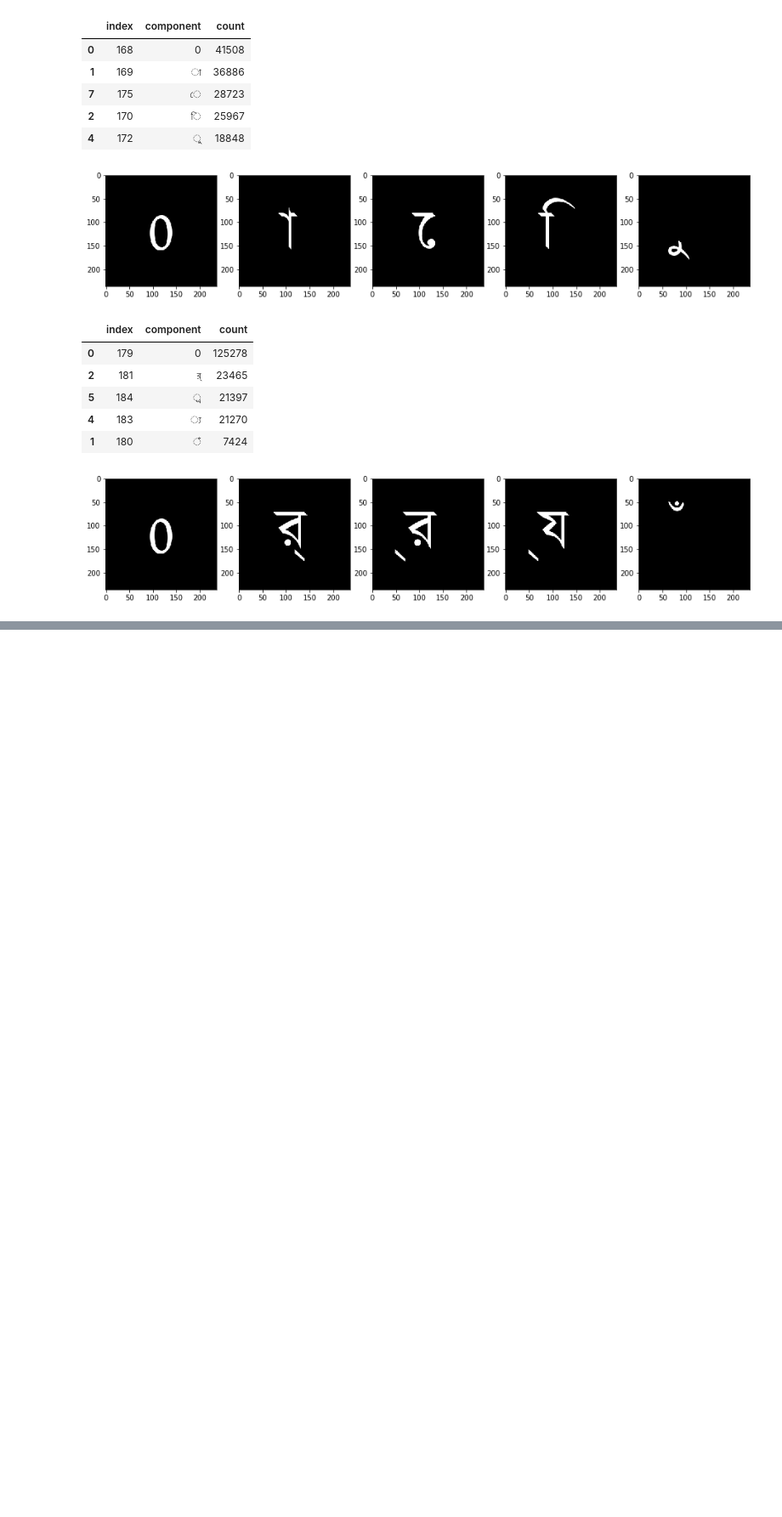
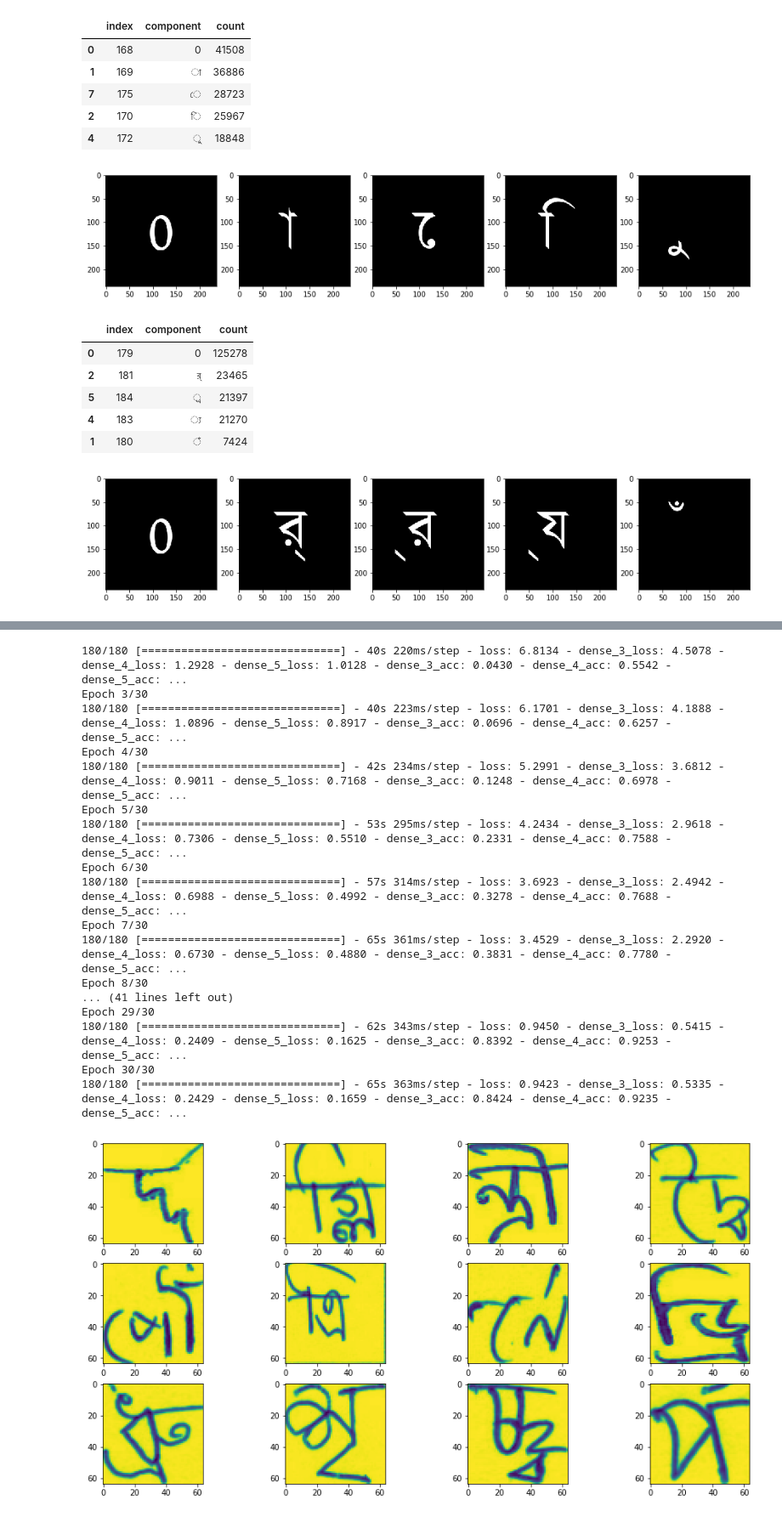
Before and after one commit to sdash-usfca/Grapheme-Classification, a Jupyter notebook: multi_op_CNN.ipynb, the cells around one changed output, grey strips where cells are left out. Shown at 85% size. Cells and saved outputs as stored; diff of their text form; code cells hidden in the pictures; blank space fills up the shorter version.

```diff
--- a/multi_op_CNN.ipynb
+++ b/multi_op_CNN.ipynb
@@ -1,7 +1,5 @@
 # %%
-# This Python 3 environment comes with many helpful analytics libraries installed
-# It is defined by the kaggle/python docker image: https://github.com/kaggle/docker-python
-# For example, here's several helpful packages to load in
+
 
 import numpy as np # linear algebra
 import pandas as pd # data processing, CSV file I/O (e.g. pd.read_csv)
@@ -24,11 +22,11 @@ import PIL.Image as Image, PIL.ImageDraw as ImageDraw, PIL.ImageFont as ImageFon
 from matplotlib import pyplot as plt
 import seaborn as sns
 
-# Input data files are available in the "../input/" directory.
-# For example, running this (by clicking run or pressing Shift+Enter) will list all files under the input directory
+# Input data files are available in the "../data/" directory.
+# will list all files under the input directory
 
 import os
-for dirname, _, filenames in os.walk('C:/Studies/Masters/Spring2019/Machine Learning/Final Project/bengaliai-cv19'):
+for dirname, _, filenames in os.walk('../data/'):
     for filename in filenames:
         print(os.path.join(dirname, filename))
 
@@ -121,7 +117,7 @@ def get_n(df, field, n, top=True):
 def image_from_char(char):
     image = Image.new('RGB', (WIDTH, HEIGHT))
     draw = ImageDraw.Draw(image)
-    myfont = ImageFont.truetype('C:/Studies/Masters/Spring2019/Machine Learning/Final Project/bengaliai-cv19/kalpurush-2.ttf', 120)
+    myfont = ImageFont.truetype('../data/kalpurush.ttf', 120)
     w, h = draw.textsize(char, font=myfont)
     draw.text(((WIDTH - w) / 2,(HEIGHT - h) / 3), char, font=myfont)
 
@@ -465,7 +467,7 @@ WIDTH = 236
 # %%
 histories = []
 for i in range(4):
-    train_df = pd.merge(pd.read_parquet(f'C:/Studies/Masters/Spring2019/Machine Learning/Final Project/bengaliai-cv19/train_image_data_{i}.parquet'), train_df_, on='image_id').drop(['image_id'], axis=1)
+    train_df = pd.merge(pd.read_parquet(f'../data/train_image_data_{i}.parquet'), train_df_, on='image_id').drop(['image_id'], axis=1)
 
     # Visualize few samples of current training dataset
     fig, ax = plt.subplots(nrows=3, ncols=4, figsize=(16, 8))
@@ -554,0 +548,18 @@ Epoch 9/30
+180/180 [==============================] - 40s 220ms/step - loss: 6.8134 - dense_3_loss: 4.5078 - dense_4_loss: 1.2928 - dense_5_loss: 1.0128 - dense_3_acc: 0.0430 - dense_4_acc: 0.5542 - dense_5_acc: ...
+Epoch 3/30
+180/180 [==============================] - 40s 223ms/step - loss: 6.1701 - dense_3_loss: 4.1888 - dense_4_loss: 1.0896 - dense_5_loss: 0.8917 - dense_3_acc: 0.0696 - dense_4_acc: 0.6257 - dense_5_acc: ...
+Epoch 4/30
+180/180 [==============================] - 42s 234ms/step - loss: 5.2991 - dense_3_loss: 3.6812 - dense_4_loss: 0.9011 - dense_5_loss: 0.7168 - dense_3_acc: 0.1248 - dense_4_acc: 0.6978 - dense_5_acc: ...
+Epoch 5/30
+180/180 [==============================] - 53s 295ms/step - loss: 4.2434 - dense_3_loss: 2.9618 - dense_4_loss: 0.7306 - dense_5_loss: 0.5510 - dense_3_acc: 0.2331 - dense_4_acc: 0.7588 - dense_5_acc: ...
+Epoch 6/30
+180/180 [==============================] - 57s 314ms/step - loss: 3.6923 - dense_3_loss: 2.4942 - dense_4_loss: 0.6988 - dense_5_loss: 0.4992 - dense_3_acc: 0.3278 - dense_4_acc: 0.7688 - dense_5_acc: ...
+Epoch 7/30
+180/180 [==============================] - 65s 361ms/step - loss: 3.4529 - dense_3_loss: 2.2920 - dense_4_loss: 0.6730 - dense_5_loss: 0.4880 - dense_3_acc: 0.3831 - dense_4_acc: 0.7780 - dense_5_acc: ...
+Epoch 8/30
+... (41 lines left out)
+Epoch 29/30
+180/180 [==============================] - 62s 343ms/step - loss: 0.9450 - dense_3_loss: 0.5415 - dense_4_loss: 0.2409 - dense_5_loss: 0.1625 - dense_3_acc: 0.8392 - dense_4_acc: 0.9253 - dense_5_acc: ...
+Epoch 30/30
+180/180 [==============================] - 65s 363ms/step - loss: 0.9423 - dense_3_loss: 0.5335 - dense_4_loss: 0.2429 - dense_5_loss: 0.1659 - dense_3_acc: 0.8424 - dense_4_acc: 0.9235 - dense_5_acc: ...
+[figure, added]
```
Also changed, not shown: parts of 12 cells of this notebook.
